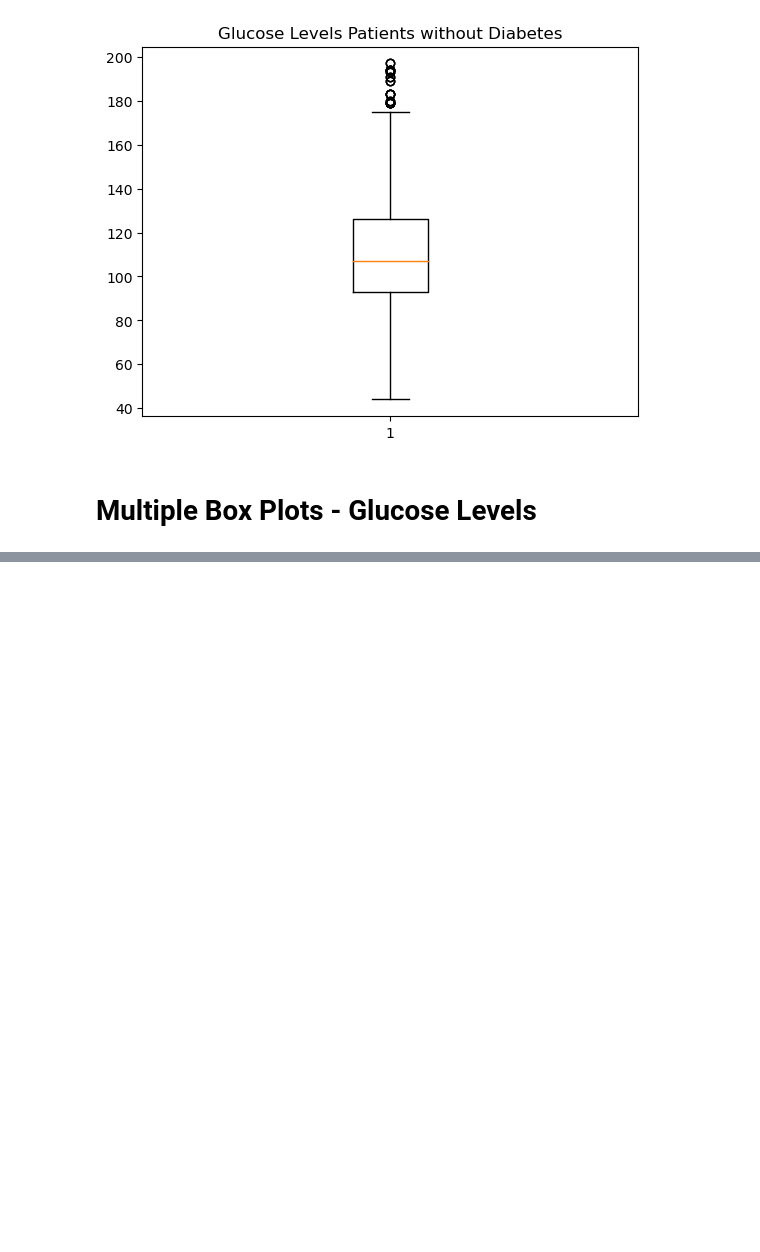
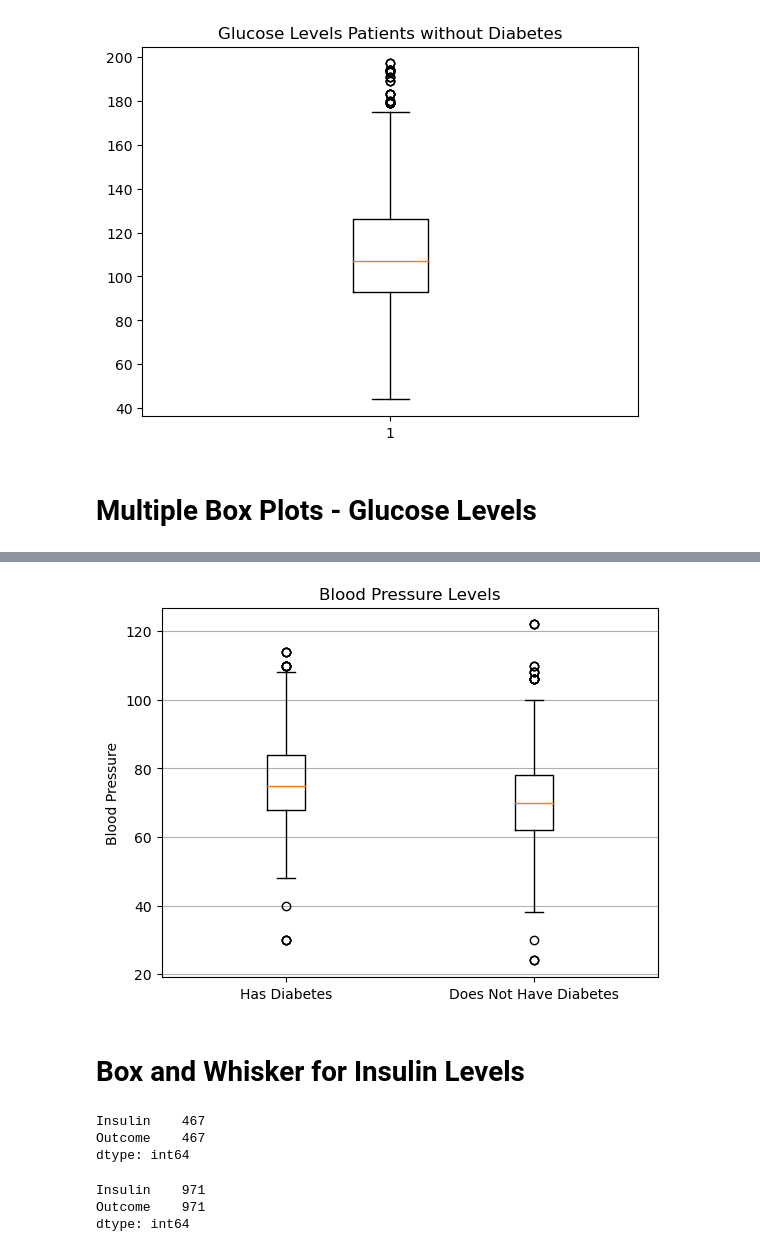
Before and after one commit to jmsavage2008/project-one, a Jupyter notebook: Project 1 Data Cleaning.ipynb, the cells around one changed output, grey strips where cells are left out. Saved outputs shown, nothing was run; the diff lists cells and outputs as text; code cells hidden in the pictures; blank space fills up the shorter version.

```diff
--- a/Project 1 Data Cleaning.ipynb
+++ b/Project 1 Data Cleaning.ipynb
@@ -427,0 +497,53 @@ plt.show()
+# %%
+#Box Plots
+#Assign variable for Blood Pressure Diabetes Yes
+bp_yes = bp_yes_df["BloodPressure"]
+#Assign variable for Blood Pressure Diabetes No
+bp_no = bp_no_df["BloodPressure"]
+
+#Plot
+x_axis = [bp_yes, bp_no]
+fig, ax1 = plt.subplots()
+ax1.set_ylabel("Blood Pressure")
+y = ax1.boxplot(x_axis)
+ax1.set_title("Blood Pressure Levels")
+ax1.yaxis.grid(True)
+
+tick_locations = [1, 2]
+plt.xticks(tick_locations,["Has Diabetes", "Does Not Have Diabetes"])
+
+plt.savefig("Images/BloodPressure.png")
+
+plt.show()
+# %% [output]
+[figure, added]
+# %% [markdown]
+# Box and Whisker for Insulin Levels
+# %%
+#Filter to only those with Diabetes
+ins_yes_df = data_set_final_df.loc[data_set_final_df["Outcome"]==1]
+
+#Make new data frame with only necessary columns for Diabetes
+ins_yes_df = ins_yes_df[["Insulin", "Outcome"]]
+
+#Clean data for Diabetes and check counts
+ins_yes_df = ins_yes_df.dropna(how="any")
+ins_yes_df.count()
+# %% [output]
+Insulin    467
+Outcome    467
+dtype: int64
+# %%
+#Filter to only those without Diabetes
+ins_no_df = data_set_final_df.loc[data_set_final_df["Outcome"]==0]
+
+#Make new data frame with only necessary columns for Diabetes
+ins_no_df = ins_no_df[["Insulin", "Outcome"]]
+
+#Clean data for Diabetes and check counts
+ins_no_df = ins_no_df.dropna(how="any")
+ins_no_df.count()
+# %% [output]
+Insulin    971
+Outcome    971
+dtype: int64
```
Also changed, not shown: parts of 24 cells of this notebook, 10 other files.
